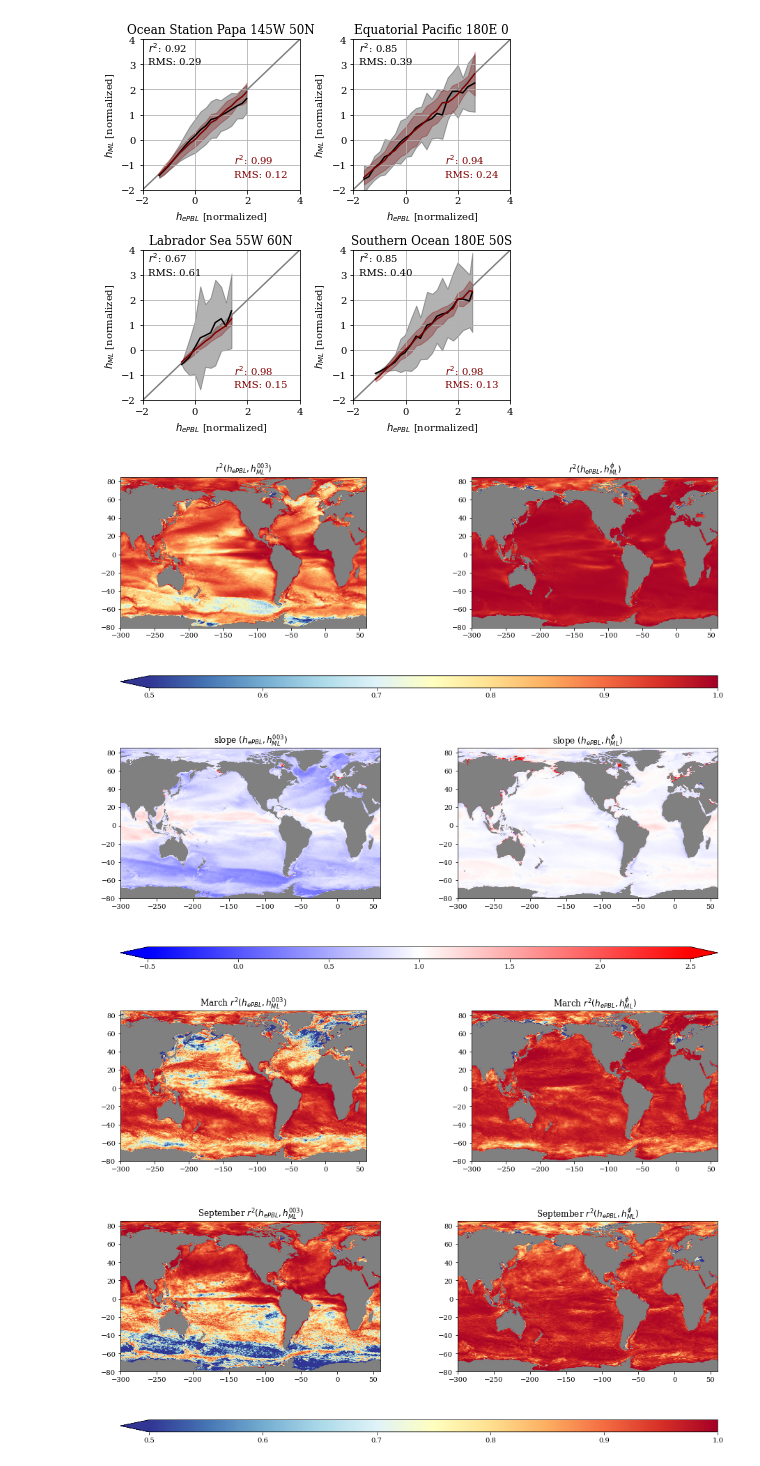
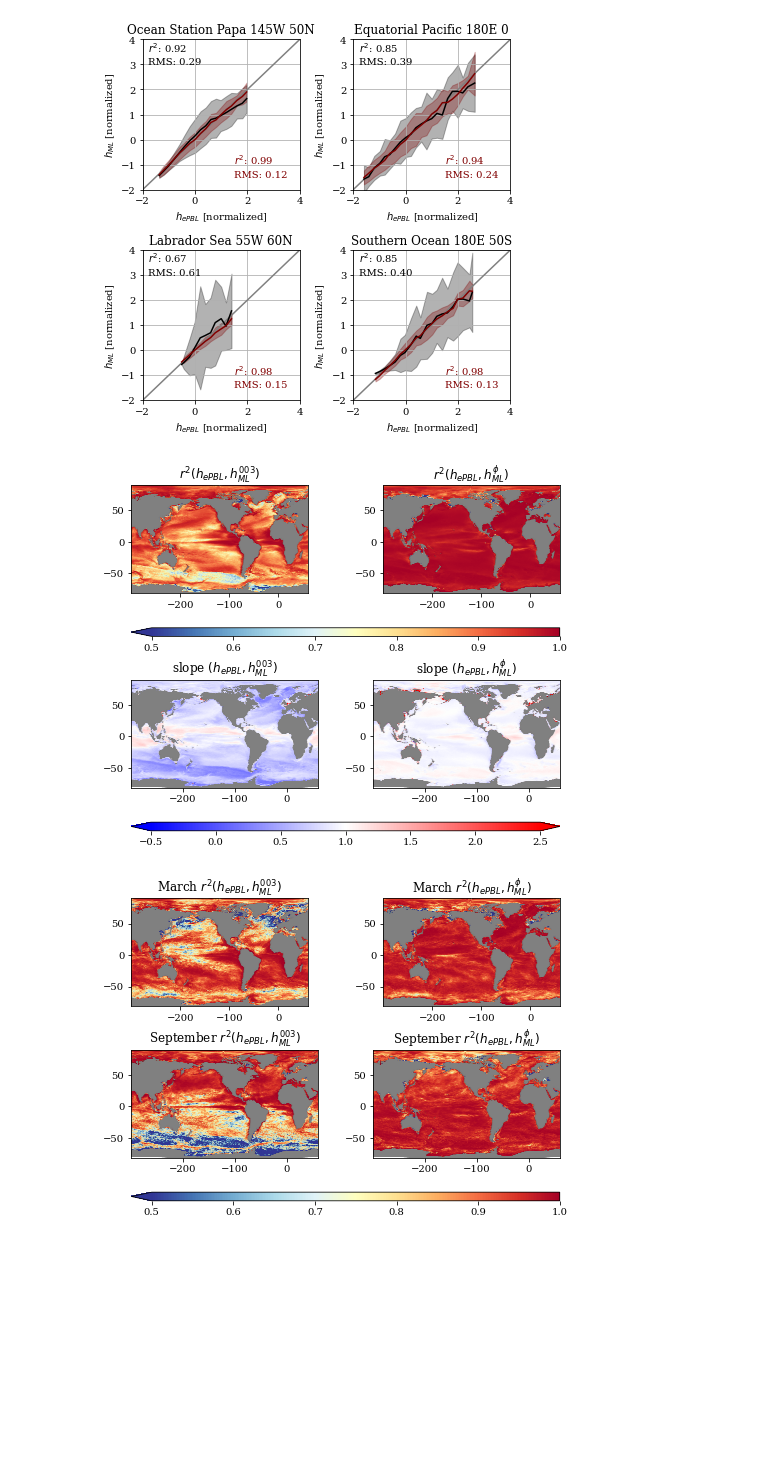
Before and after one commit to breichl/PE_MLD_Figures, a Jupyter notebook: Figures/Fig_9-10-11-12-13_MLD-vs-BLD.ipynb, the cells around one changed output. Cells and saved outputs as stored; diff of their text form; code cells hidden in the pictures; blank space fills up the shorter version.

```diff
--- a/Figures/Fig_9-10-11-12-13_MLD-vs-BLD.ipynb
+++ b/Figures/Fig_9-10-11-12-13_MLD-vs-BLD.ipynb
@@ -309,27 +309,16 @@ CMAP.set_bad('gray')
 SH='nearest' #gives errors
 SH='gouraud' #much longer
 
-Ymin=-80
-Ymax=85
-Xmin=-300
-Xmax=60
-
-
-
-f=plt.figure(figsize=(14,12))
+f=plt.figure(figsize=(7,6))
 
 VMi=0.5
 VMa=1
 a=f.add_axes([0.1,0.6,0.35,0.25])
 CB=a.pcolormesh(LON,LAT,cor_003,cmap=CMAP,vmin=VMi,vmax=VMa,shading=SH);
 a.set_title(r'$r^2(h_{ePBL},h_{ML}^{003})$')
-a.set_ylim(Ymin,Ymax)
-a.set_xlim(Xmin,Xmax)
 a=f.add_axes([0.6,0.6,0.35,0.25])
 a.pcolormesh(LON,LAT,cor_EN1,cmap=CMAP,vmin=VMi,vmax=VMa,shading=SH)
 a.set_title(r'$r^2(h_{ePBL},h_{ML}^{\phi})$')
-a.set_ylim(Ymin,Ymax)
-a.set_xlim(Xmin,Xmax)
 A=f.add_axes([0.1,0.5,0.85,0.02])
 plt.colorbar(CB,cax=A,extend='min',orientation='horizontal')
 
@@ -341,52 +330,40 @@ VMa=2.5
 a=f.add_axes([0.1,0.15,0.37,0.25])
 CB=a.pcolormesh(LON,LAT,sl_003,cmap=CMAP2,vmin=VMi,vmax=VMa,shading=SH);
 a.set_title(r'slope $(h_{ePBL},h_{ML}^{003})$')
-a.set_ylim(Ymin,Ymax)
-a.set_xlim(Xmin,Xmax)
 a=f.add_axes([0.58,0.15,0.37,0.25])
 a.pcolormesh(LON,LAT,sl_EN1,cmap=CMAP2,vmin=VMi,vmax=VMa,shading=SH)
 a.set_title(r'slope $(h_{ePBL},h_{ML}^{\phi})$')
-a.set_ylim(Ymin,Ymax)
-a.set_xlim(Xmin,Xmax)
 A=f.add_axes([0.1,0.05,0.85,0.02])
 plt.colorbar(CB,cax=A,extend='both',orientation='horizontal')
 f.savefig(Figure_Save_Path+'/Figure10_Map_r2_ePBLvMLD_Year.png')
 
-f=plt.figure(figsize=(14,12))
+f=plt.figure(figsize=(7,6))
 
 VMi=0.5
 VMa=1
 a=f.add_axes([0.1,0.5,0.35,0.25])
 CB=a.pcolormesh(LON,LAT,cor_003_Mar,cmap=CMAP,vmin=VMi,vmax=VMa,shading=SH);
 a.set_title(r'March $r^2(h_{ePBL},h_{ML}^{003})$')
-a.set_ylim(Ymin,Ymax)
-a.set_xlim(Xmin,Xmax)
 a=f.add_axes([0.6,0.5,0.35,0.25])
 a.pcolormesh(LON,LAT,cor_EN1_Mar,cmap=CMAP,vmin=VMi,vmax=VMa,shading=SH)
 a.set_title(r'March $r^2(h_{ePBL},h_{ML}^{\phi})$')
-a.set_ylim(Ymin,Ymax)
-a.set_xlim(Xmin,Xmax)
 
 VMi=0.5
 VMa=1
 a=f.add_axes([0.1,0.15,0.37,0.25])
 CB=a.pcolormesh(LON,LAT,cor_003_Sep,cmap=CMAP,vmin=VMi,vmax=VMa,shading=SH);
 a.set_title(r'September $r^2(h_{ePBL},h_{ML}^{003})$')
-a.set_ylim(Ymin,Ymax)
-a.set_xlim(Xmin,Xmax)
 a=f.add_axes([0.58,0.15,0.37,0.25])
 a.pcolormesh(LON,LAT,cor_EN1_Sep,cmap=CMAP,vmin=VMi,vmax=VMa,shading=SH)
 a.set_title(r'September $r^2(h_{ePBL},h_{ML}^{\phi})$')
-a.set_ylim(Ymin,Ymax)
-a.set_xlim(Xmin,Xmax)
 A=f.add_axes([0.1,0.05,0.85,0.02])
 plt.colorbar(CB,cax=A,extend='min',orientation='horizontal')
 
 
 f.savefig(Figure_Save_Path+'/Figure11_Map_r2_ePBLvMLD_Months.png')
 # %% [output]
-[figure, old version]
+[figure, new version]
-[figure, old version]
+[figure, new version]
 # %%
 if DataSource:
 
```
Also changed, not shown: parts of 2 cells of this notebook, 1 other file.
